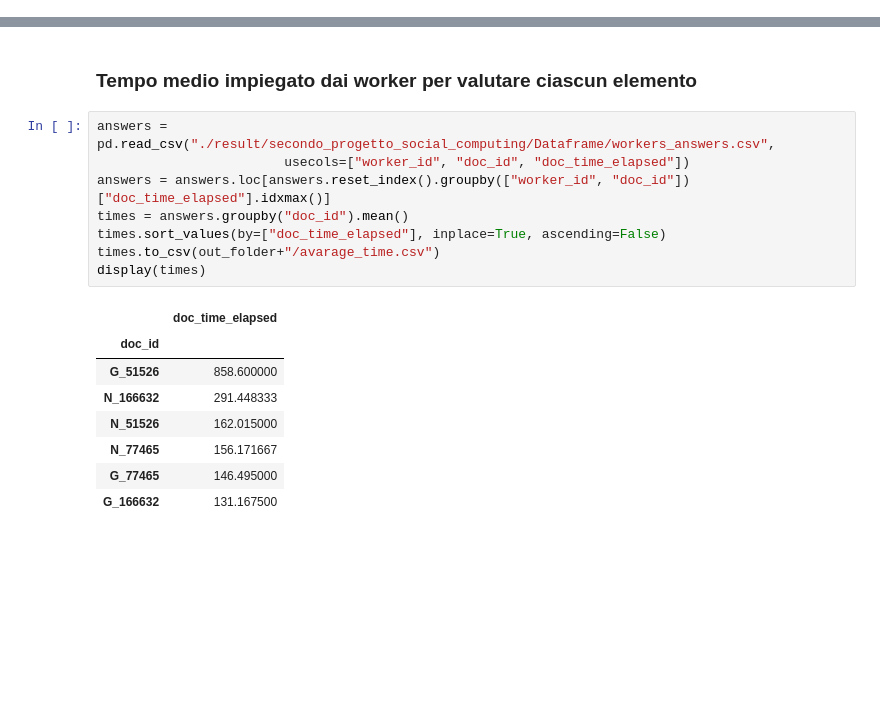
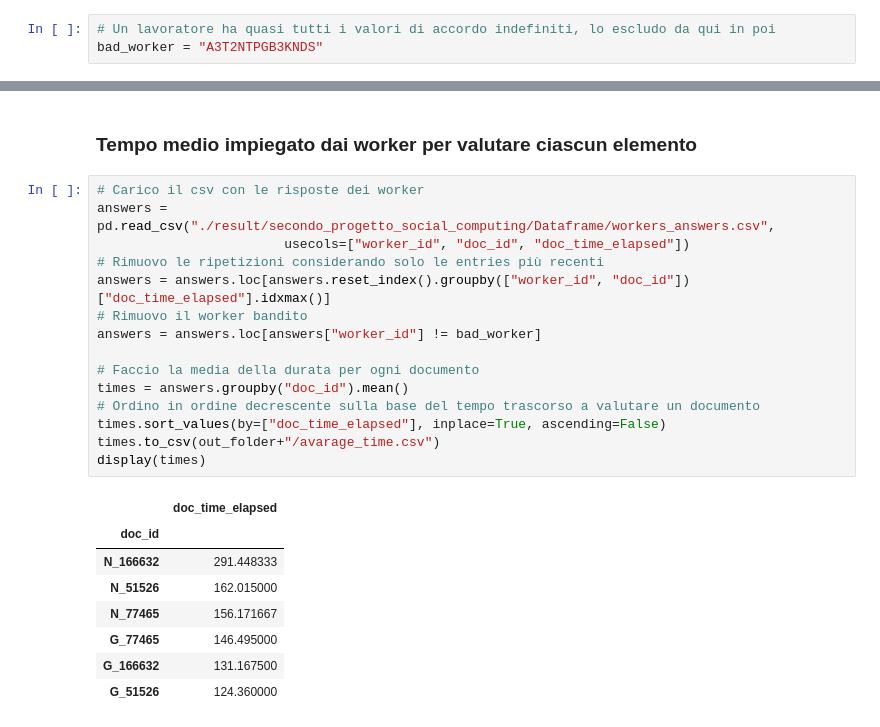
Before and after one commit to TheCancia22/Social-Computing-Project-1-2, a Jupyter notebook: parte_2/progetto.ipynb, the cells around one changed output, grey strips where cells are left out. Drawn from its saved outputs; the diff is of its cells as text; blank space fills up the shorter version.

```diff
--- a/parte_2/progetto.ipynb
+++ b/parte_2/progetto.ipynb
@@ -257,3 +273,6 @@ truthfulness-2 percent agreement
+# %%
+# Un lavoratore ha quasi tutti i valori di accordo indefiniti, lo escludo da qui in poi
+bad_worker = "A3T2NTPGB3KNDS"
 # %% [markdown]
 ### Percentuale media di testo annotato
 # %%
@@ -344,19 +389,26 @@ See the caveats in the documentation: https://pandas.pydata.org/pandas-docs/stab
 # %% [markdown]
 ### Tempo medio impiegato dai worker per valutare ciascun elemento
 # %%
+# Carico il csv con le risposte dei worker
 answers = pd.read_csv("./result/secondo_progetto_social_computing/Dataframe/workers_answers.csv",
                         usecols=["worker_id", "doc_id", "doc_time_elapsed"])
+# Rimuovo le ripetizioni considerando solo le entries più recenti
 answers = answers.loc[answers.reset_index().groupby(["worker_id", "doc_id"])["doc_time_elapsed"].idxmax()]
+# Rimuovo il worker bandito
+answers = answers.loc[answers["worker_id"] != bad_worker]
+
+# Faccio la media della durata per ogni documento
 times = answers.groupby("doc_id").mean()
+# Ordino in ordine decrescente sulla base del tempo trascorso a valutare un documento
 times.sort_values(by=["doc_time_elapsed"], inplace=True, ascending=False)
 times.to_csv(out_folder+"/avarage_time.csv")
 display(times)
 # %% [output]
 |  | doc_time_elapsed |
 | doc_id |  |
-| G_51526 | 858.600000 |
 | N_166632 | 291.448333 |
 | N_51526 | 162.015000 |
 | N_77465 | 156.171667 |
 | G_77465 | 146.495000 |
 | G_166632 | 131.167500 |
+| G_51526 | 124.360000 |
```
Also changed, not shown: parts of 9 cells of this notebook, 9 other files.
